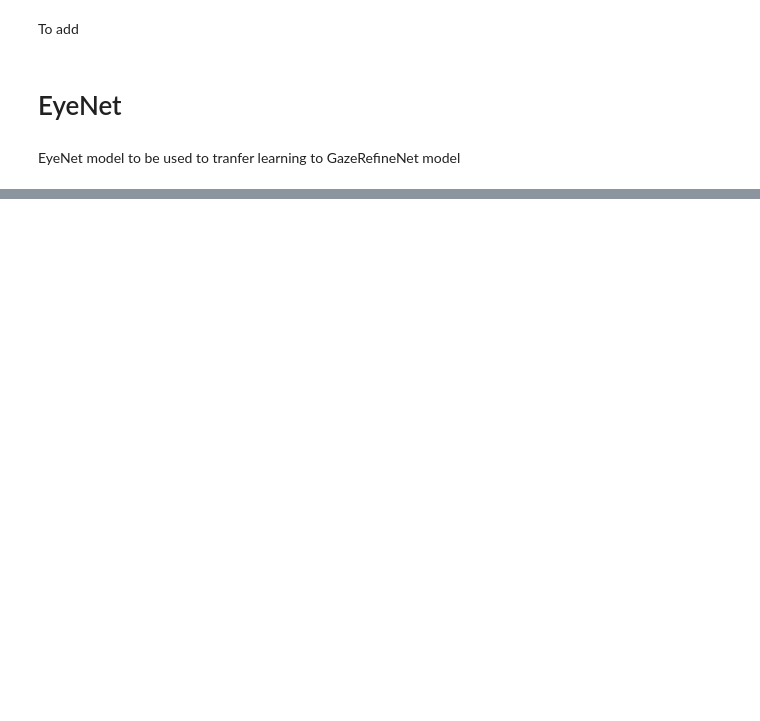
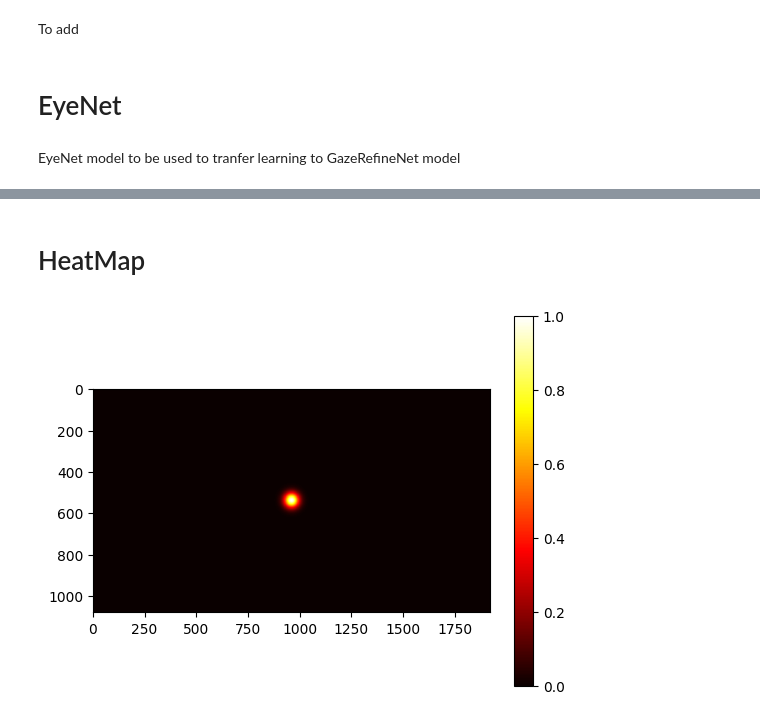
Before and after one commit to paro2708/SER517_Group35_Capstone, a Jupyter notebook: EyeNet.ipynb, the cells around one changed output, grey strips where cells are left out. Saved outputs shown, nothing was run; the diff lists cells and outputs as text; code cells hidden in the pictures; blank space fills up the shorter version.

```diff
--- a/EyeNet.ipynb
+++ b/EyeNet.ipynb
@@ -148,0 +193,47 @@ Normalized Gaze Direction Magnitude(in radians): 3.6507554054260254
+# %% [markdown]
+# HeatMap
+# %%
+import numpy as np
+import scipy.ndimage
+import matplotlib.pyplot as plt
+
+def generate_heatmap(image_size, pos, sigma=25):
+    """
+    Generate a Gaussian heatmap centered at pos (x, y).
+
+    :param image_size: Tuple (width, height) of the output image.
+    :param pos: Tuple (x, y) position of the gaze point on the screen.
+    :param sigma: Standard deviation of the Gaussian distribution.
+    :return: Generated heatmap as a 2D numpy array.
+    """
+    # Create an empty image
+    heatmap = np.zeros((image_size[1], image_size[0]), dtype=np.float32)
+
+    # Ensure the position is integer
+    pos = [int(p) for p in pos]
+
+    # Set the pixel at the gaze point to 1
+    heatmap[pos[1], pos[0]] = 1
+
+    # Apply Gaussian filter to create the heatmap
+    heatmap = scipy.ndimage.gaussian_filter(heatmap, sigma, mode='constant')
+
+    # Normalize heatmap
+    heatmap /= np.max(heatmap)
+
+    return heatmap
+
+# Example usage
+image_size = (1920, 1080)  # Screen resolution
+pos = (960, 540)  # Example PoG position
+sigma = 25  # Standard deviation
+
+heatmap1 = generate_heatmap(image_size, pos, sigma)
+
+
+
+plt.imshow(heatmap1, cmap='hot', interpolation='nearest')
+plt.colorbar()
+plt.show()
+# %% [output]
+[figure, added]
```
Also changed, not shown: parts of 10 cells of this notebook.
